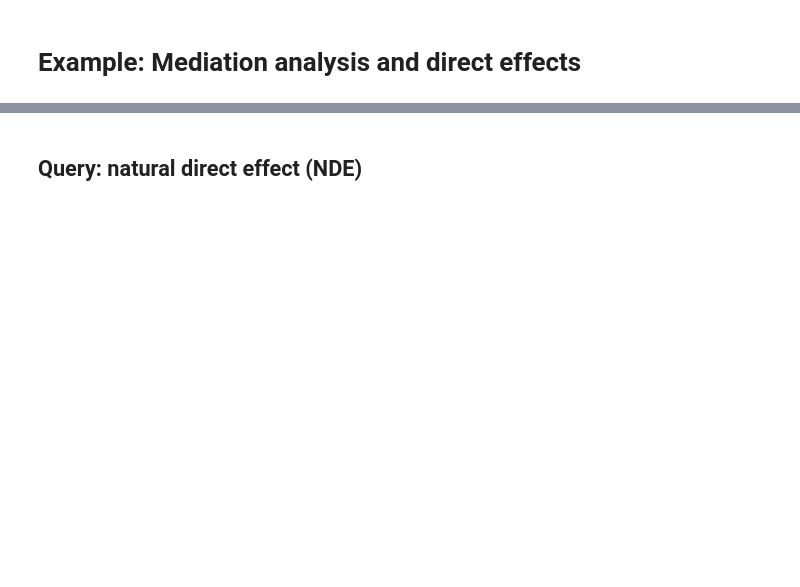
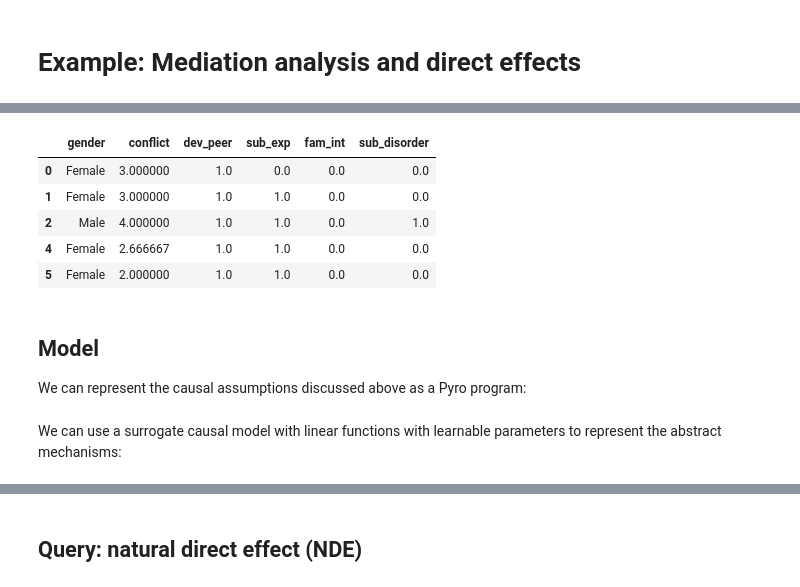
Before and after one commit to BasisResearch/chirho, a Jupyter notebook: docs/source/mediation.ipynb, the cells around one changed output, grey strips where cells are left out. Cells and saved outputs as stored; diff of their text form; code cells hidden in the pictures; blank space fills up the shorter version.

```diff
--- a/docs/source/mediation.ipynb
+++ b/docs/source/mediation.ipynb
@@ -64,0 +49,21 @@ class MediationSCM(PyroModule):
+# %%
+# Let's load the data from the url
+data_url = "https://statsnotebook.io/blog/data_management/example_data/substance.csv"
+# data_url = "http://data.mxnet.io/data/personality.csv"
+
+data = pd.read_csv(data_url)
+data = data.dropna()  # for now, ignore rows with missing or invalid data
+
+# Show the data
+data.head()
+# %% [output]
+|  | gender | conflict | dev_peer | sub_exp | fam_int | sub_disorder |
+| 0 | Female | 3.000000 | 1.0 | 0.0 | 0.0 | 0.0 |
+| 1 | Female | 3.000000 | 1.0 | 1.0 | 0.0 | 0.0 |
+| 2 | Male | 4.000000 | 1.0 | 1.0 | 0.0 | 1.0 |
+| 4 | Female | 2.666667 | 1.0 | 1.0 | 0.0 | 0.0 |
+| 5 | Female | 2.000000 | 1.0 | 1.0 | 0.0 | 0.0 |
+# %% [markdown]
+## Model
+
+We can represent the causal assumptions discussed above as a Pyro program:
@@ -64,0 +81,2 @@ class MediationSCM(PyroModule):
+# %% [markdown]
+We can use a surrogate causal model with linear functions with learnable parameters to represent the abstract mechanisms:
```
Also changed, not shown: parts of 23 cells of this notebook.
